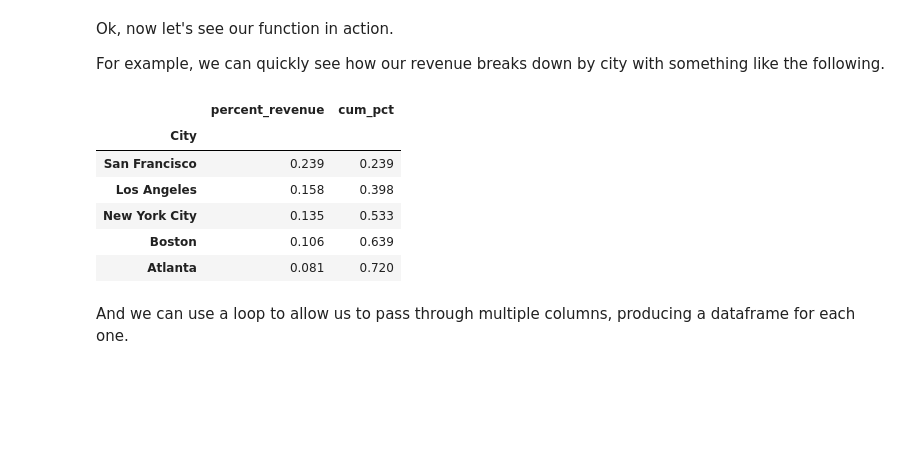
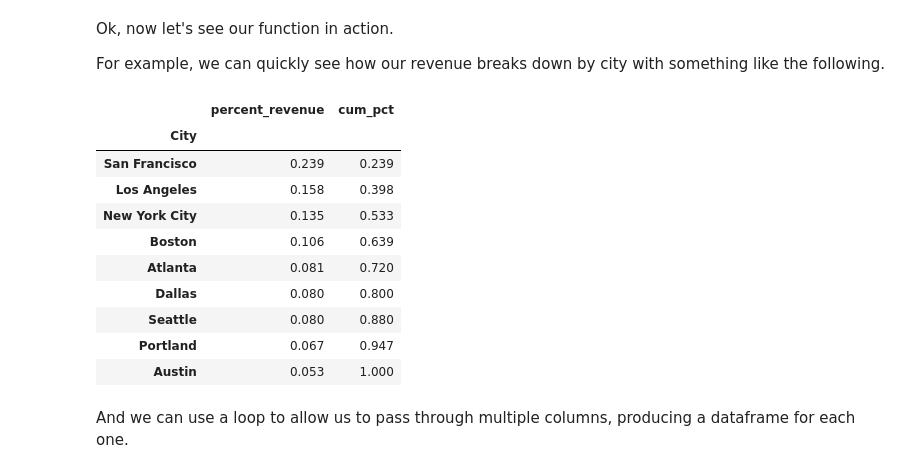
Before and after one commit to analytics-engineering-jigsaw/data-visualization, a Jupyter notebook: 2-storytelling/1-what-to-focus-on/2-building-a-library-notes.ipynb, the cells around one changed output. Saved outputs shown, nothing was run; the diff lists cells and outputs as text; code cells hidden in the pictures; blank space fills up the shorter version.

```diff
--- a/2-storytelling/1-what-to-focus-on/2-building-a-library-notes.ipynb
+++ b/2-storytelling/1-what-to-focus-on/2-building-a-library-notes.ipynb
@@ -61,16 +90,20 @@ For example, we can quickly see how our revenue breaks down by city with somethi
 # %%
 target = 'Price Each'
 grouped_data = build_grouped_by(df, 'City', target,
                                 agg = 'sum', agg_name = 'percent_revenue')
-grouped_data[:5]
+grouped_data
 # %% [output]
 |  | percent_revenue | cum_pct |
 | City |  |  |
 | San Francisco | 0.239 | 0.239 |
 | Los Angeles | 0.158 | 0.398 |
 | New York City | 0.135 | 0.533 |
 | Boston | 0.106 | 0.639 |
 | Atlanta | 0.081 | 0.720 |
+| Dallas | 0.080 | 0.800 |
+| Seattle | 0.080 | 0.880 |
+| Portland | 0.067 | 0.947 |
+| Austin | 0.053 | 1.000 |
 # %% [markdown]
 And we can use a loop to allow us to pass through multiple columns, producing a dataframe for each one.
 # %%
```
Also changed, not shown: parts of 6 cells of this notebook, 12 other files.
